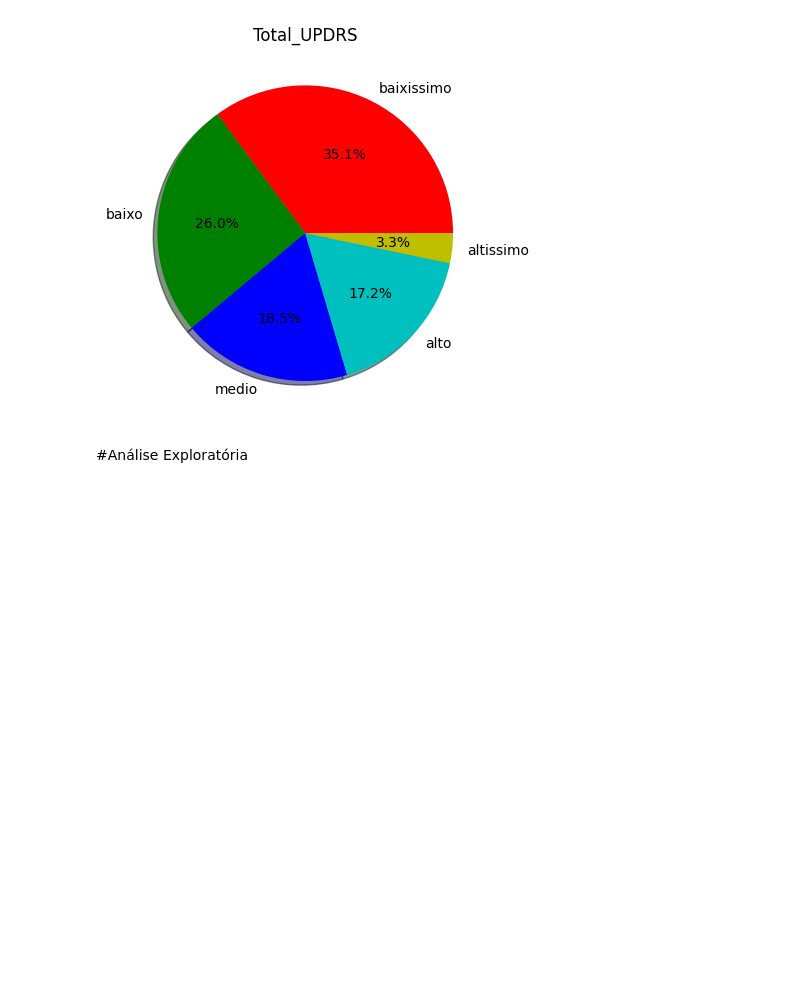
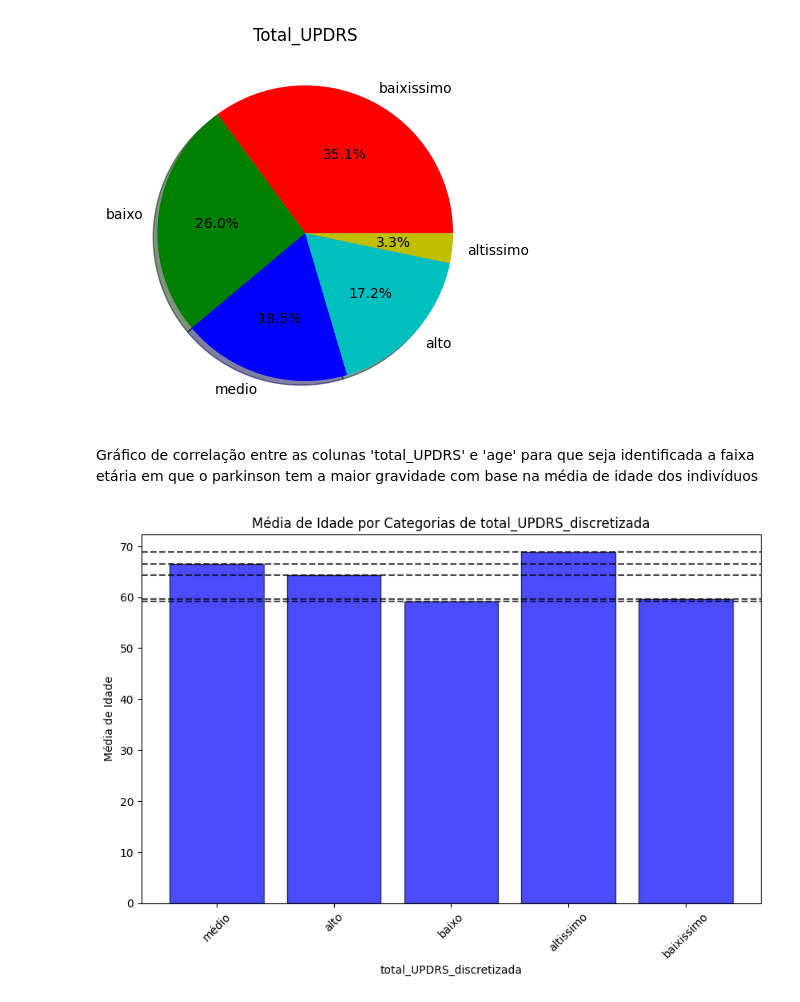
Before and after one commit to KacioSilva/ProjetoAM, a Jupyter notebook: Prova_AM.ipynb, the cells around one changed output. Cells and saved outputs as stored; diff of their text form; code cells hidden in the pictures; blank space fills up the shorter version.

```diff
--- a/Prova_AM.ipynb
+++ b/Prova_AM.ipynb
@@ -283,5 +283,33 @@ plt.title("Total_UPDRS")
 # %% [output]
 Text(0.5, 1.0, 'Total_UPDRS')
 [figure]
-# %% [markdown]
-#Análise Exploratória
+# %% [markdown]
+Gráfico de correlação entre as colunas 'total_UPDRS' e 'age' para que seja identificada a faixa etária em que o parkinson tem a maior gravidade com base na média de idade dos indivíduos
+# %%
+import matplotlib.pyplot as plt
+
+# Contagem de ocorrências da variável categórica 'total_UPDRS_discretizada'
+contagem = df['total_UPDRS_discretizada'].value_counts()
+
+# Categorias (rótulos) das barras
+categorias = contagem.index
+
+# Alturas das barras (com base na média de 'age' para cada categoria)
+alturas = [df[df['total_UPDRS_discretizada'] == cat]['age'].mean() for cat in categorias]
+
+# Criar o gráfico de barras
+plt.figure(figsize=(10, 6))
+plt.bar(categorias, alturas, color='b', alpha=0.7,  edgecolor='black')
+plt.title('Média de Idade por Categorias de total_UPDRS_discretizada')
+plt.xlabel('total_UPDRS_discretizada')
+plt.ylabel('Média de Idade')
+plt.xticks(rotation=45)  # Rotaciona os rótulos no eixo x para melhor visualização
+
+# Adicionar linhas tracejadas horizontais partindo de cada valor da média de idade
+for altura in alturas:
+    plt.axhline(y=altura, color='black', linestyle='--', alpha=0.7)
+
+# Exibir o gráfico de barras
+plt.show()
+# %% [output]
+[figure, added]
```
Also changed, not shown: parts of 3 cells of this notebook.
